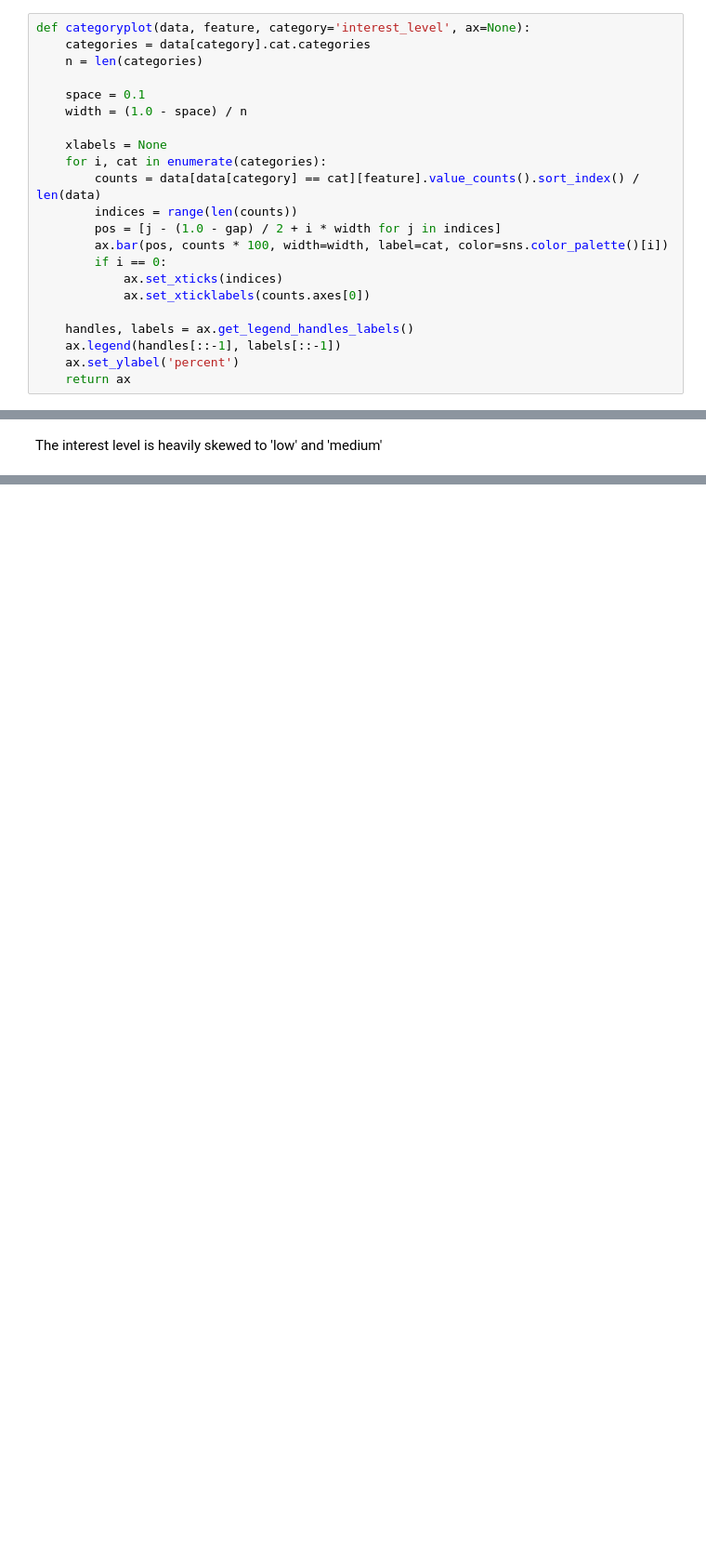
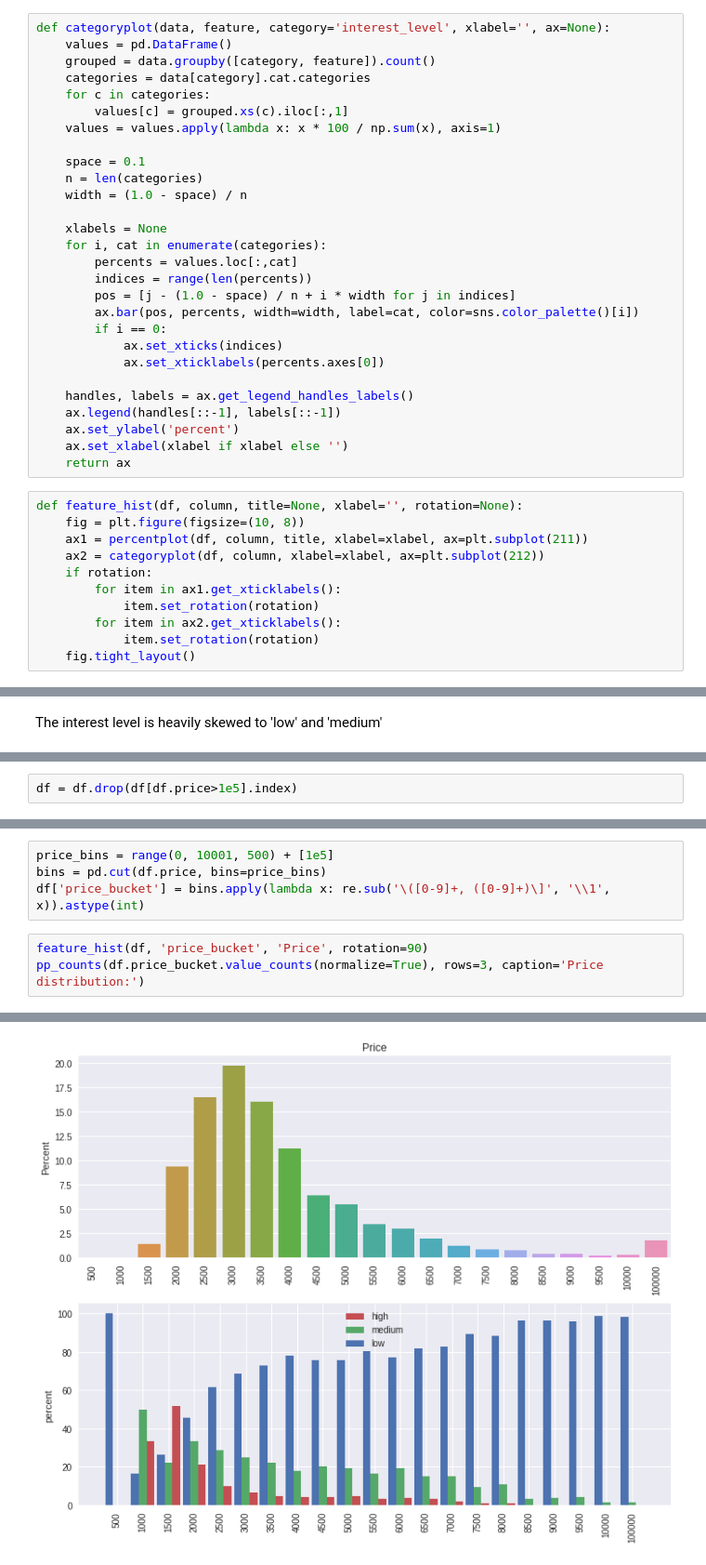
Before and after one commit to dextersealy/metis-projects, a Jupyter notebook: data_exploration.ipynb, the cells around one changed output, grey strips where cells are left out. Shown at 93% size. Saved outputs shown, nothing was run; the diff lists cells and outputs as text; blank space fills up the shorter version.

```diff
--- a/data_exploration.ipynb
+++ b/data_exploration.ipynb
@@ -143,23 +176,40 @@ def percentplot(data, var, title=None, ax=None):
     return ax
 # %%
-def categoryplot(data, feature, category='interest_level', ax=None):
+def categoryplot(data, feature, category='interest_level', xlabel='', ax=None):
+    values = pd.DataFrame()
+    grouped = data.groupby([category, feature]).count()
     categories = data[category].cat.categories
-    n = len(categories)
+    for c in categories:
+        values[c] = grouped.xs(c).iloc[:,1]
+    values = values.apply(lambda x: x * 100 / np.sum(x), axis=1)
 
     space = 0.1
+    n = len(categories)
     width = (1.0 - space) / n
 
     xlabels = None
     for i, cat in enumerate(categories):
-        counts = data[data[category] == cat][feature].value_counts().sort_index() / len(data)
-        indices = range(len(counts))
-        pos = [j - (1.0 - gap) / 2 + i * width for j in indices]
-        ax.bar(pos, counts * 100, width=width, label=cat, color=sns.color_palette()[i])
+        percents = values.loc[:,cat]
+        indices = range(len(percents))
+        pos = [j - (1.0 - space) / n + i * width for j in indices]
+        ax.bar(pos, percents, width=width, label=cat, color=sns.color_palette()[i])
         if i == 0:
             ax.set_xticks(indices)
-            ax.set_xticklabels(counts.axes[0])
+            ax.set_xticklabels(percents.axes[0])
 
     handles, labels = ax.get_legend_handles_labels()
     ax.legend(handles[::-1], labels[::-1])
     ax.set_ylabel('percent')
+    ax.set_xlabel(xlabel if xlabel else '')
     return ax
+# %%
+def feature_hist(df, column, title=None, xlabel='', rotation=None):
+    fig = plt.figure(figsize=(10, 8))
+    ax1 = percentplot(df, column, title, xlabel=xlabel, ax=plt.subplot(211))
+    ax2 = categoryplot(df, column, xlabel=xlabel, ax=plt.subplot(212))
+    if rotation:
+        for item in ax1.get_xticklabels():
+            item.set_rotation(rotation)
+        for item in ax2.get_xticklabels():
+            item.set_rotation(rotation)
+    fig.tight_layout()
@@ -225,0 +257,2 @@ sns.swarmplot(x='bedrooms', y='price', hue='interest_level', data=df2.sample(500
+# %%
+df = df.drop(df[df.price>1e5].index)
@@ -225,0 +267,8 @@ sns.swarmplot(x='bedrooms', y='price', hue='interest_level', data=df2.sample(500
+# %%
+price_bins = range(0, 10001, 500) + [1e5]
+bins = pd.cut(df.price, bins=price_bins)
+df['price_bucket'] = bins.apply(lambda x: re.sub('\([0-9]+, ([0-9]+)\]', '\\1', x)).astype(int)
+# %%
+feature_hist(df, 'price_bucket', 'Price', rotation=90)
+pp_counts(df.price_bucket.value_counts(normalize=True), rows=3, caption='Price distribution:')
+# %% [output]
@@ -225,0 +279 @@ sns.swarmplot(x='bedrooms', y='price', hue='interest_level', data=df2.sample(500
+[figure, added]
```
Also changed, not shown: parts of 137 cells of this notebook.
